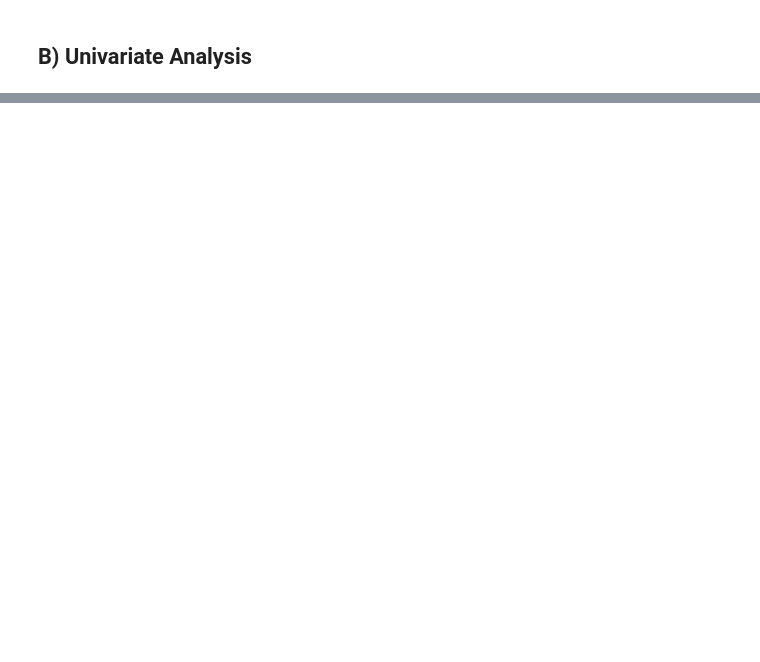
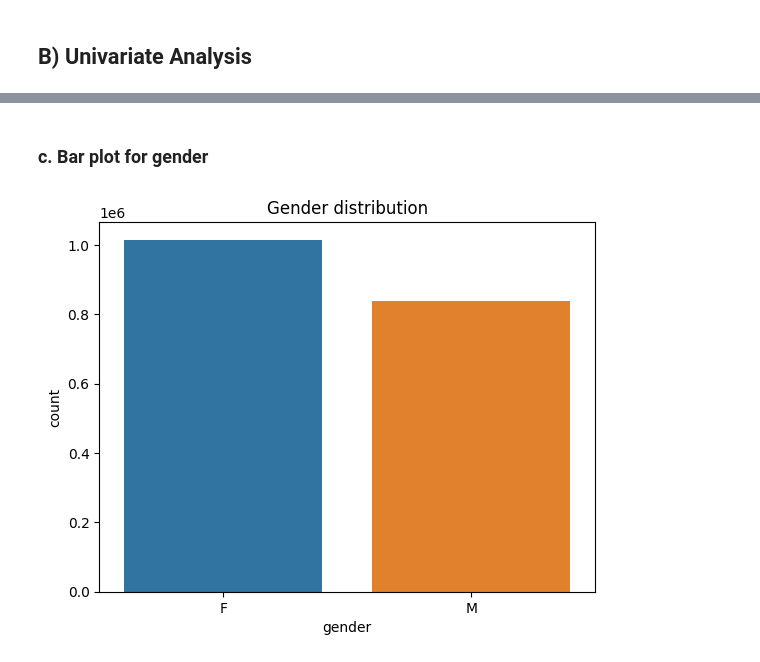
Before and after one commit to arthuralbarelli/ml-credit-card-fraud-detection, a Jupyter notebook: credit_card_fraud_exploratory_analysis.ipynb, the cells around one changed output, grey strips where cells are left out. Drawn from its saved outputs; the diff is of its cells as text; code cells hidden in the pictures; blank space fills up the shorter version.

```diff
--- a/credit_card_fraud_exploratory_analysis.ipynb
+++ b/credit_card_fraud_exploratory_analysis.ipynb
@@ -177,0 +162,8 @@ plt.show()
+# %% [markdown]
+### c. Bar plot for gender
+# %%
+sns.countplot(x='gender', data=fraud_data)
+plt.title('Gender distribution')
+plt.show()
+# %% [output]
+[figure, added]
```
Also changed, not shown: parts of 14 cells of this notebook, 1 other file.
